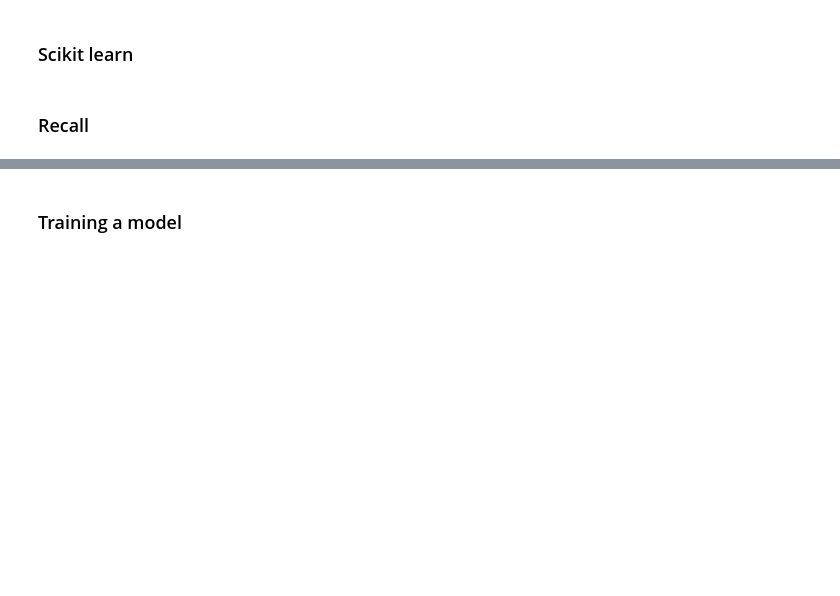
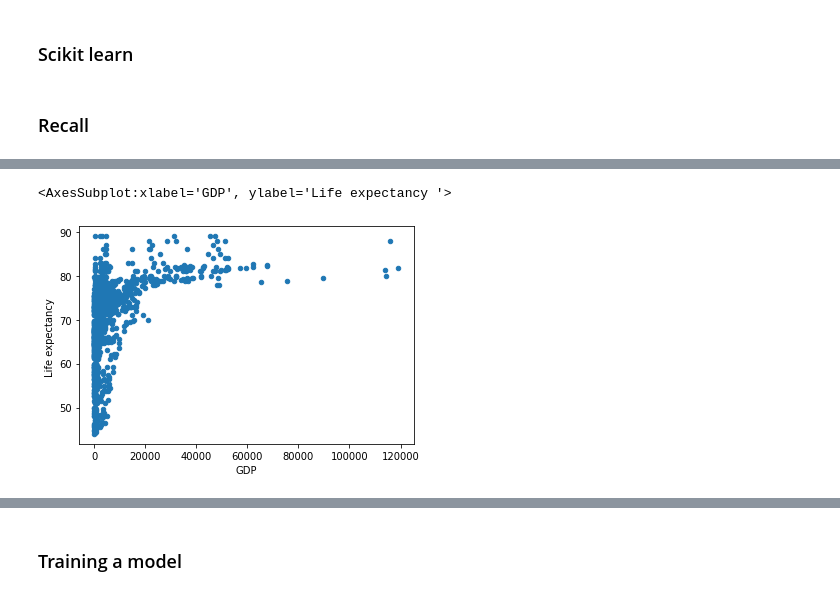
Before and after one commit to vafaei-ar/medical_datascience, a Jupyter notebook: intermediate/material.ipynb, the cells around one changed output, grey strips where cells are left out. Saved outputs shown, nothing was run; the diff lists cells and outputs as text; code cells hidden in the pictures; blank space fills up the shorter version.

```diff
--- a/intermediate/material.ipynb
+++ b/intermediate/material.ipynb
@@ -8,0 +119,5 @@ import sklearn as sk
+# %%
+df.plot('GDP','Life expectancy ','scatter')
+# %% [output]
+<AxesSubplot:xlabel='GDP', ylabel='Life expectancy '>
+[figure, added]
```
Also changed, not shown: parts of 40 cells of this notebook, 1 other file.
